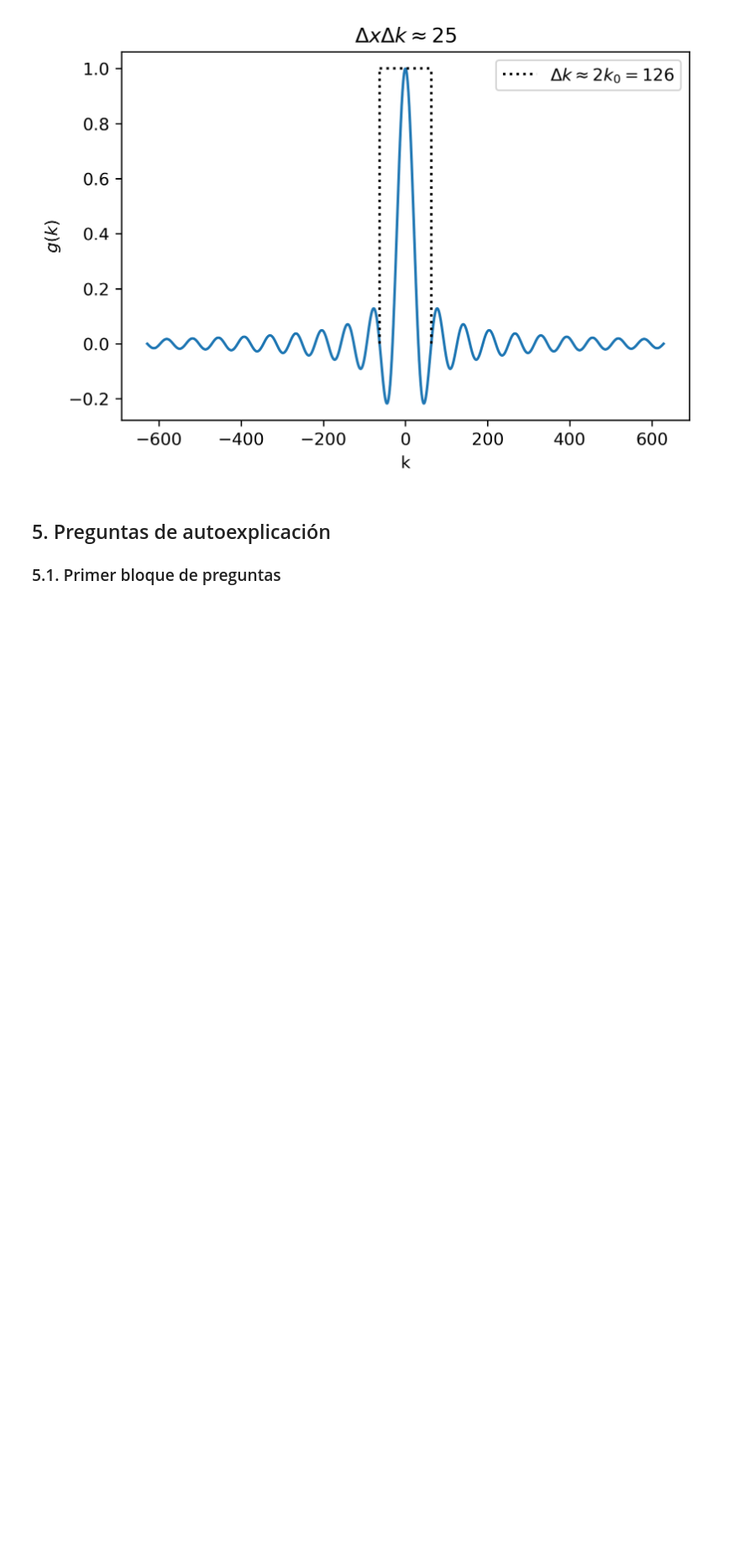
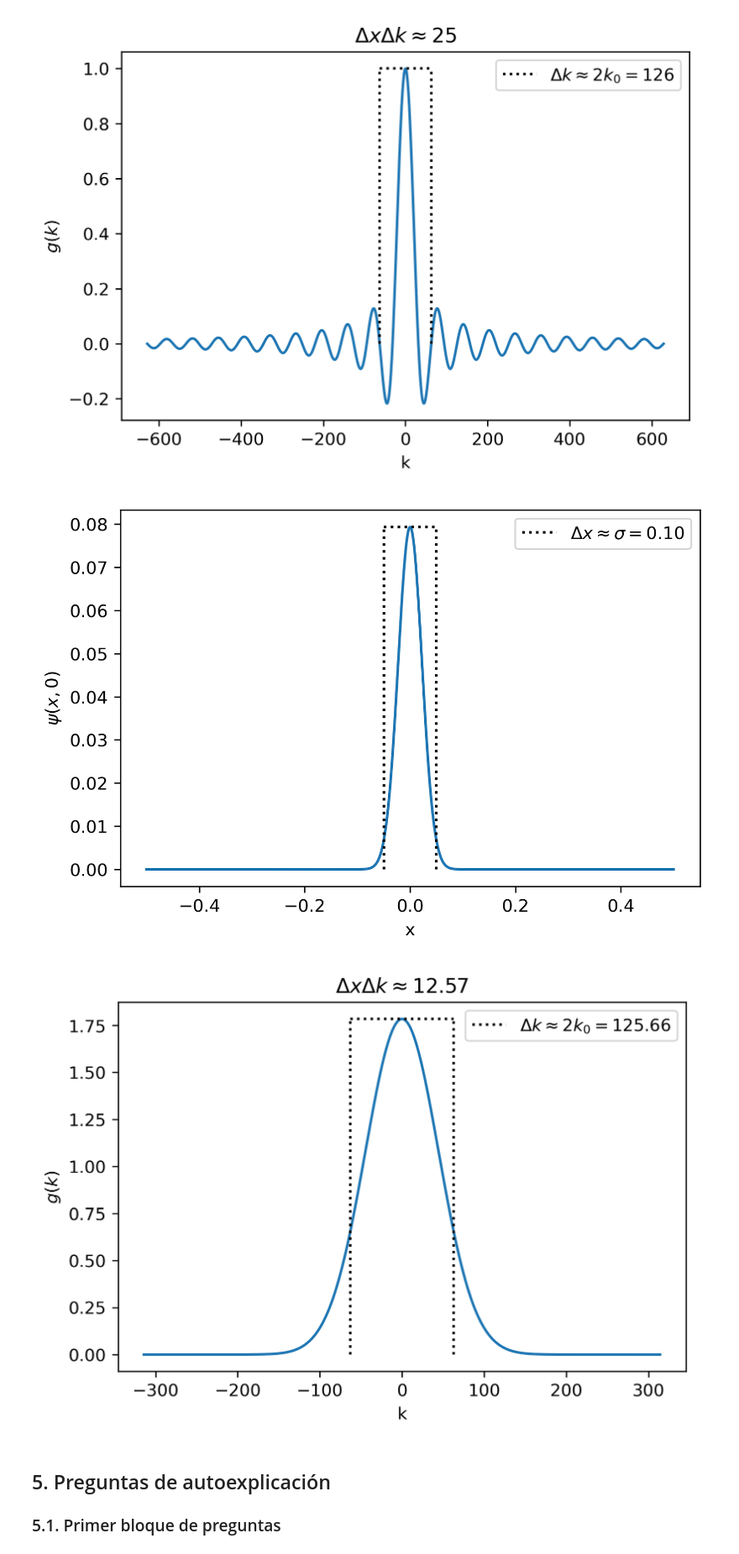
Before and after one commit to davidalejandromiranda/QuantumMechanics, a Jupyter notebook: notebooks/es_PaqueteDeOnda.ipynb, the cells around one changed output. Shown at 84% size. Saved outputs shown, nothing was run; the diff lists cells and outputs as text; code cells hidden in the pictures; blank space fills up the shorter version.

```diff
--- a/notebooks/es_PaqueteDeOnda.ipynb
+++ b/notebooks/es_PaqueteDeOnda.ipynb
@@ -85,6 +85,38 @@ _ = plt.legend()
 # %% [output]
 [figure]
 [figure]
+# %%
+σ = 0.1
+k_o = 2*np.pi / σ
+x = np.linspace(-5*σ, 5*σ, 1000)
+k = np.linspace(-5*k_o, 5*k_o, 1000)
+
+g = np.exp(-(k/k_o)**2) / np.sqrt(np.pi*σ)
+
+psi = np.sum([ g[n]*np.cos(k[n]*x) for n in range(len(g))], axis=0)
+psi /= np.trapz(np.abs(psi)**2, x=x)
+
+plt.figure(dpi=dpi)
+plt.plot(x, psi)
+plt.hlines(max(psi), -σ/2, σ/2, linestyles='dotted', color='black', label=r'$\Delta x \approx \sigma = %0.2f$'%(σ))
+plt.vlines(-σ/2, 0, max(psi), linestyles='dotted', color='black')
+plt.vlines( σ/2, 0, max(psi), linestyles='dotted', color='black')
+plt.xlabel('x')
+plt.ylabel(r'$\psi(x, 0)$')
+_ = plt.legend()
+
+plt.figure(dpi=dpi)
+plt.plot(k, g)
+plt.hlines(max(g), -k_o, k_o, linestyles='dotted', color='black', label=r'$\Delta k \approx 2k_0 = %0.2f$'%(2*k_o))
+plt.vlines(-k_o, 0, max(g), linestyles='dotted', color='black')
+plt.vlines( k_o, 0, max(g), linestyles='dotted', color='black')
+plt.xlabel('k')
+plt.ylabel(r'$g(k)$')
+plt.title(r'$\Delta x \Delta k \approx %0.2f$' % (σ * 2*k_o))
+_ = plt.legend()
+# %% [output]
+[figure, added]
+[figure, added]
 # %% [markdown]
 ## 5. Preguntas de autoexplicación
 
```
